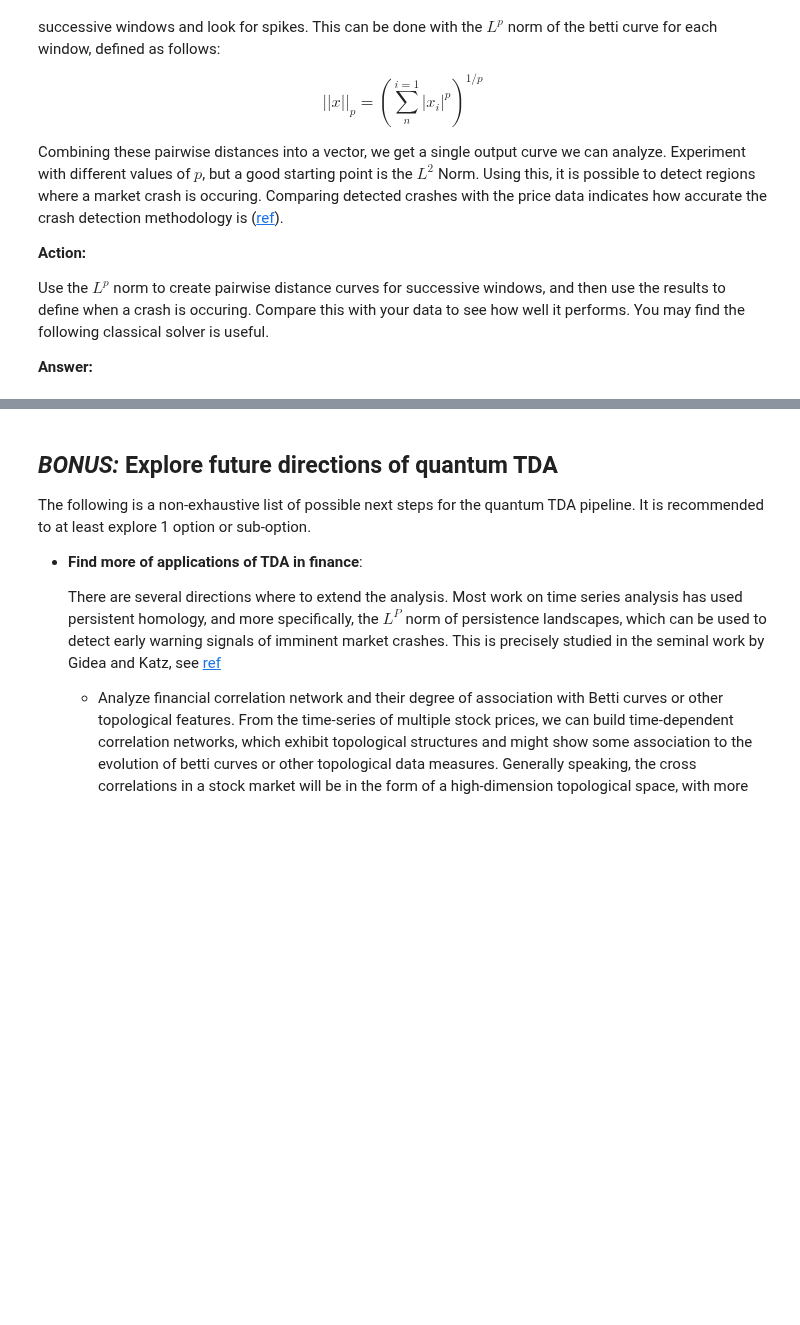
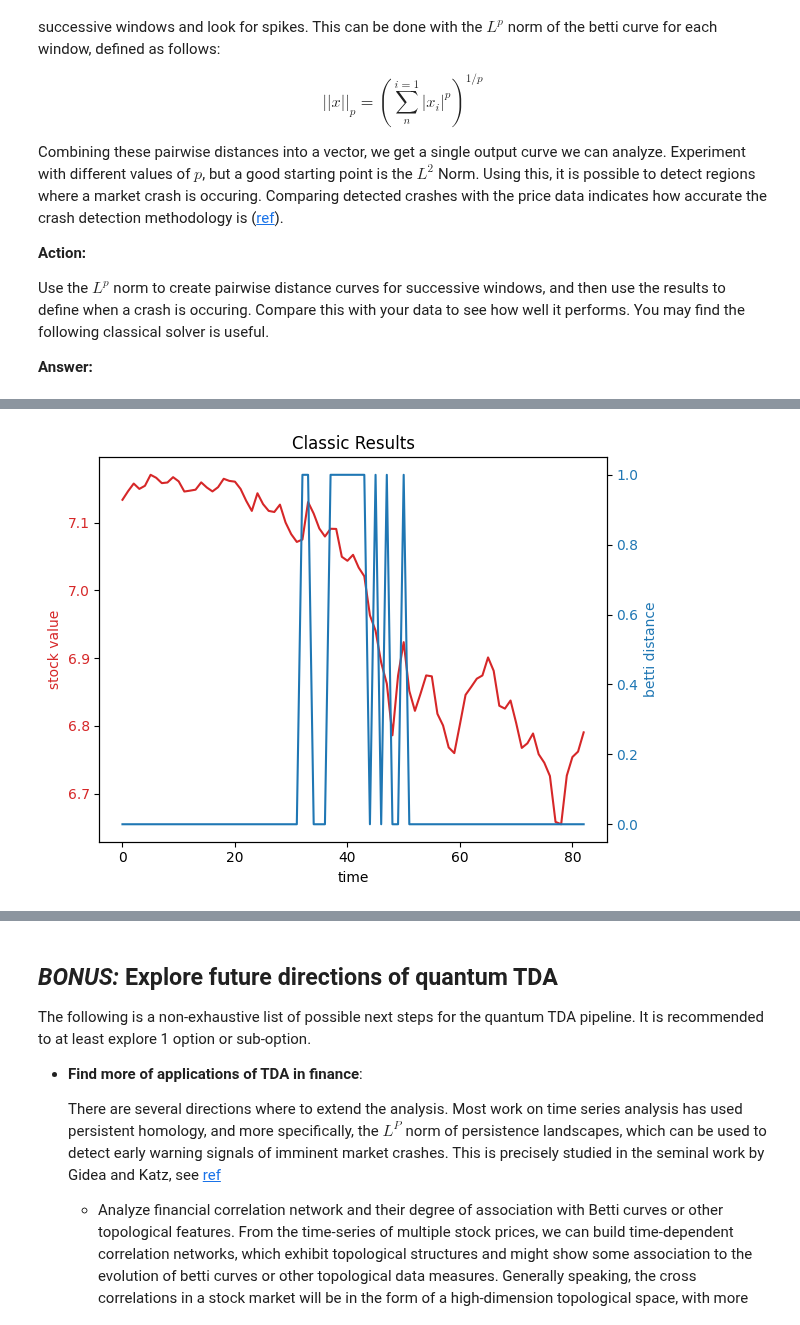
Before and after one commit to JoeJoeNguyen/MOODYS_2025_Hackathon, a Jupyter notebook: moodys_challenge.ipynb, the cells around one changed output, grey strips where cells are left out. Cells and saved outputs as stored; diff of their text form; code cells hidden in the pictures; blank space fills up the shorter version.

Commit message:
Updated plots

```diff
--- a/moodys_challenge.ipynb
+++ b/moodys_challenge.ipynb
@@ -106,8 +128,9 @@ To assess the practical applicability of TDA with quantum techniques, we will an
 # %%
 import pandas as pd
 import numpy as np
+import matplotlib.pyplot as plt
 
-time_series = np.log(pd.read_csv("SP500.csv", header=None).to_numpy().squeeze())
+time_series = np.log(pd.read_csv("sp500.csv", header=None).to_numpy().squeeze())
 # %%
 N = 4 # dimension of vectors
 d = 5 # time delay
@@ -1014,0 +1101,84 @@ def classical_betti_solver(point_cloud, epsilon, dim):
+# %%
+stock = np.log(pd.read_csv("sp500.csv", header=None, usecols=[0]).to_numpy().squeeze())
+#y1 = y1[:2200]
+# #y1 = data['Close'].to_numpy().squeeze()
+#y2 = np.pad(betti_distance, (int((y1.shape[0] - int(len(betti_distance)))/2), int((y1.shape[0] - len(betti_distance)+1)/2)) , mode='constant', constant_values=(0, 0))
+t = np.arange(0, len(y1))
+
+#data1 = y1
+
+
+# fig, ax1 = plt.subplots()
+
+# color = 'tab:red'
+# ax1.set_xlabel('time')
+# ax1.set_ylabel('exp', color=color)
+# ax1.plot(t, data1, color=color)
+# ax1.tick_params(axis='y', labelcolor=color)
+
+# ax2 = ax1.twinx()  # instantiate a second Axes that shares the same x-axis
+
+# color = 'tab:blue'
+# ax2.set_ylabel(f'betti distance', color=color)
+# ax2.plot(t, data2, color=color)
+# ax2.tick_params(axis='y', labelcolor=color)
+
+# fig.tight_layout()
+# plt.show()
+
+classic = betti_distance
+for i in range(len(classic), y1.shape[0]):
+    classic.append(0)
+
+#print(len(y2), y1.shape)
+
+fig, ax1 = plt.subplots()
+
+plt.title("Classic Results")
+color = 'tab:red'
+ax1.set_xlabel('time')
+ax1.set_ylabel('stock value', color=color)
+ax1.plot(t, stock, color=color)
+ax1.tick_params(axis='y', labelcolor=color)
+
+ax2 = ax1.twinx()  # instantiate a second Axes that shares the same x-axis
+
+color = 'tab:blue'
+ax2.set_ylabel(f'betti distance', color=color)
+ax2.plot(t, classic, color=color)
+ax2.tick_params(axis='y', labelcolor=color)
+
+
+fig.tight_layout()
+#plt.show()
+plt.savefig("classic_test.png")
+
+
+quantum = betti_distance_quantum
+for i in range(len(quantum), y1.shape[0]):
+    quantum.append(0)
+
+#print(len(y2), y1.shape)
+
+fig, ax1 = plt.subplots()
+
+plt.title("Quantum Results")
+color = 'tab:red'
+ax1.set_xlabel('time')
+ax1.set_ylabel('stock value', color=color)
+ax1.plot(t, stock, color=color)
+ax1.tick_params(axis='y', labelcolor=color)
+#ax1.title("Quantum Results")
+
+ax2 = ax1.twinx()  # instantiate a second Axes that shares the same x-axis
+
+color = 'tab:blue'
+ax2.set_ylabel(f'betti distance', color=color)
+ax2.plot(t, quantum, color=color)
+ax2.tick_params(axis='y', labelcolor=color)
+
+fig.tight_layout()
+#plt.show()
+plt.savefig("quantum_test.png")
+# %% [output]
+[figure, added]
```
Also changed, not shown: parts of 7 cells of this notebook, 2 other files.
